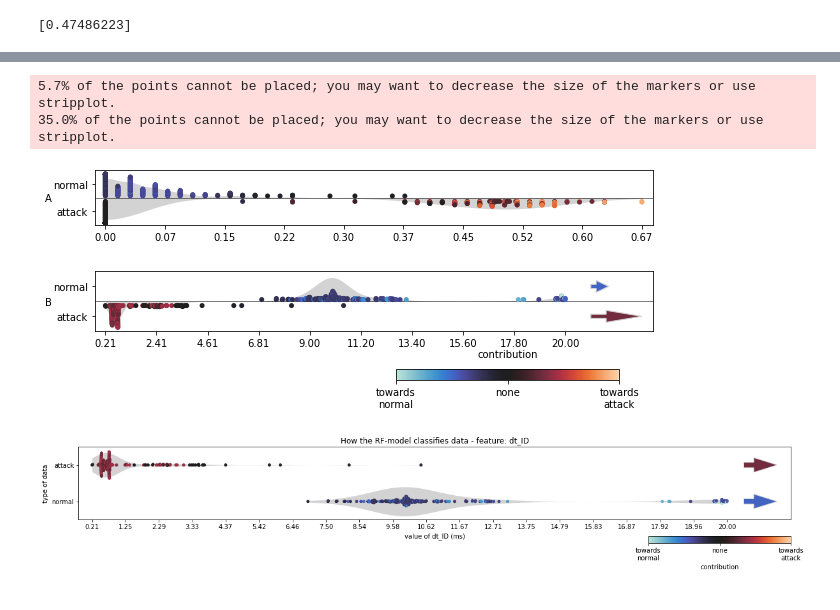
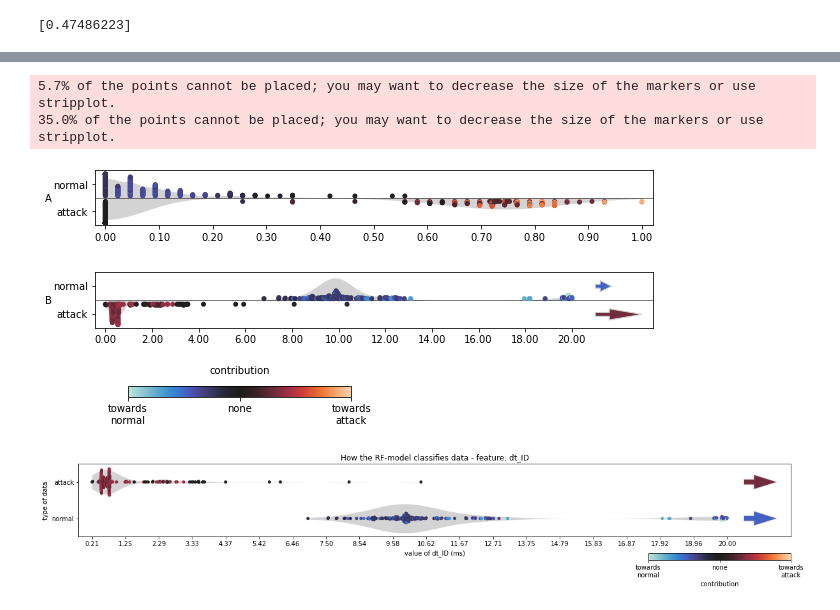
Before and after one commit to hampu5/ml-classify, a Jupyter notebook: ml_classify/dnn-book.ipynb, the cells around one changed output, grey strips where cells are left out. Cells and saved outputs as stored; diff of their text form; code cells hidden in the pictures.

Commit message:
dnn plots

```diff
--- a/ml_classify/dnn-book.ipynb
+++ b/ml_classify/dnn-book.ipynb
@@ -278,6 +308,6 @@ plot_beeswarm2(shap_all)
 # %%
 import matplotlib
-def plot_test(df_exp: pd.DataFrame, shap_all: shap.Explanation, feature, trim=None, y_squish=10, scale=1, colorbar=False, y_size=1):
+def plot_test(df_exp: pd.DataFrame, shap_all: shap.Explanation, feature, trim=None, y_squish=10, scale=1, colorbar=False, y_size=1, minmax=None):
     df_exp["Label"].replace({0: "normal", 1: "attack"}, inplace=True)
     shap_exp = shap_all.values[:,df_exp.columns.get_loc(feature)]
 
@@ -350,10 +380,14 @@ def plot_test(df_exp: pd.DataFrame, shap_all: shap.Explanation, feature, trim=No
     ax.legend_.remove()
 
     if colorbar:
-        cbar = plt.colorbar(plt.cm.ScalarMappable(cmap=cmap_name), location="bottom", shrink=0.4, anchor=(0.90, 0), pad=0.3)
+        cbar = plt.colorbar(plt.cm.ScalarMappable(cmap=cmap_name), location="bottom", shrink=0.4, anchor=(0.10, 0), pad=0.4)
         cbar.set_label("contribution", labelpad=-60)
         cbar.set_ticks([0, 0.5, 1])
         cbar.set_ticklabels(["towards\nnormal", "none", "towards\nattack"])
+
+        # plt.arrow(0, 0.5, 1, 0, facecolor="black",
+        #     width=0.07, head_length=0.7, head_width=0.2,
+        #     length_includes_head=True)
 
     f_dict = {"dcs": "A", "dcs_ID": "A", "dt": "C", "dt_ID": "B", "dt_data": "E"}
     feature = f_dict[feature]
@@ -366,44 +400,48 @@ def plot_test(df_exp: pd.DataFrame, shap_all: shap.Explanation, feature, trim=No
     # ax.set_xlabel(f"value of {feature}")
     ax.set_xlabel("")
 
-    ax.set_xticks(ticks=np.linspace(0, 1, 10), labels=map(lambda x: format(x*scale, '.2f'), np.linspace(feature_min, feature_max, 10)))
+    if minmax == None:
+        ax.set_xticks(ticks=np.linspace(0, 1, 11), labels=map(lambda x: format(x*scale, '.2f'), np.linspace(minmax[0], minmax[1], 11)))
+    else:
+        ax.set_xticks(ticks=np.linspace(0, 1, 11), labels=map(lambda x: format(x*scale, '.2f'), np.linspace(minmax[0], minmax[1], 11)))
+
     ax.set_yticks(ticks=[-0.25, 0.25], labels=["normal", "attack"])
     ax.axhline(y=0, color="black", linewidth=0.5)
 
     s_last = ax.get_xticks()[-2]
     last = ax.get_xticks()[-1]
 
     largest_outliers = max(len(normal_outliers), len(attack_outliers))
 
     if normal_outliers.size != 0:
         # ax.text(last + (last-s_last) * 0.5, -0.28, f"{len(normal_outliers)}")
         arrow_length = (last-s_last) * (len(normal_outliers) / largest_outliers)
         ax.arrow(last + (last-s_last) * 0.5, -0.25, arrow_length, 0, facecolor=cmap(normal_outliers.mean()), edgecolor=violin_color,
             width=0.07, head_length=(arrow_length)*0.7, head_width=0.2,
             length_includes_head=True)
     if attack_outliers.size != 0:
         # ax.text(last + (last-s_last) * 0.5, 0.22, f"{len(attack_outliers)}")
         arrow_length = (last-s_last) * (len(attack_outliers) / largest_outliers)
         ax.arrow(last + (last-s_last) * 0.5, 0.25, arrow_length, 0, facecolor=cmap(attack_outliers.mean()), edgecolor=violin_color,
             width=0.07, head_length=(arrow_length)*0.7, head_width=0.2,
             length_includes_head=True)
 
     ax.margins(x=0.02)
 
     # return ax
     plt.show()
 
 # plot_test(pd.concat([X_exp_original, y_exp], axis=1), shap_all, "dcs", trim=(-1, 1), y_squish=25)
-plot_test(pd.concat([X_exp_original, y_exp], axis=1), shap_all, "dcs_ID", trim=(-1, 1), y_squish=15)
+plot_test(pd.concat([X_exp_original, y_exp], axis=1), shap_all, "dcs_ID", trim=(-1, 1), y_squish=15, minmax=(0, 1))
 # plot_test(pd.concat([X_exp_original, y_exp], axis=1), shap_all, "dt", trim=(0, 0.0003), scale=1000, y_squish=20)
 # plot_test(pd.concat([X_exp_original, y_exp], axis=1), shap_all, "dt_ID", trim=(0, 0.21), scale=1000)
-plot_test(pd.concat([X_exp_original, y_exp], axis=1), shap_all, "dt_ID", trim=(0, 0.02), scale=1000, colorbar=True, y_size=2)
+plot_test(pd.concat([X_exp_original, y_exp], axis=1), shap_all, "dt_ID", trim=(0, 0.02), scale=1000, colorbar=True, y_size=2.3, minmax=(0, 0.02))
 # plot_test(pd.concat([X_exp_original, y_exp], axis=1), shap_all, "dt_data", trim=(0, 0.02), scale=1000, colorbar=True, y_size=1.5)
 # %% [output]
 5.7% of the points cannot be placed; you may want to decrease the size of the markers or use stripplot.
 35.0% of the points cannot be placed; you may want to decrease the size of the markers or use stripplot.
-[figure, old version]
+[figure, new version]
-[figure, old version]
+[figure, new version]
 # %%
 plot_exp(pd.concat([X_exp_original, y_exp], axis=1), shap_all, "dt_ID", trim=(0, 0.02), scale=1000)
 plot_exp(pd.concat([X_exp_original, y_exp], axis=1), shap_all, "dt_data", trim=(0, 0.02), scale=1000)
```
Also changed, not shown: parts of 3 cells of this notebook, 2 other files.
